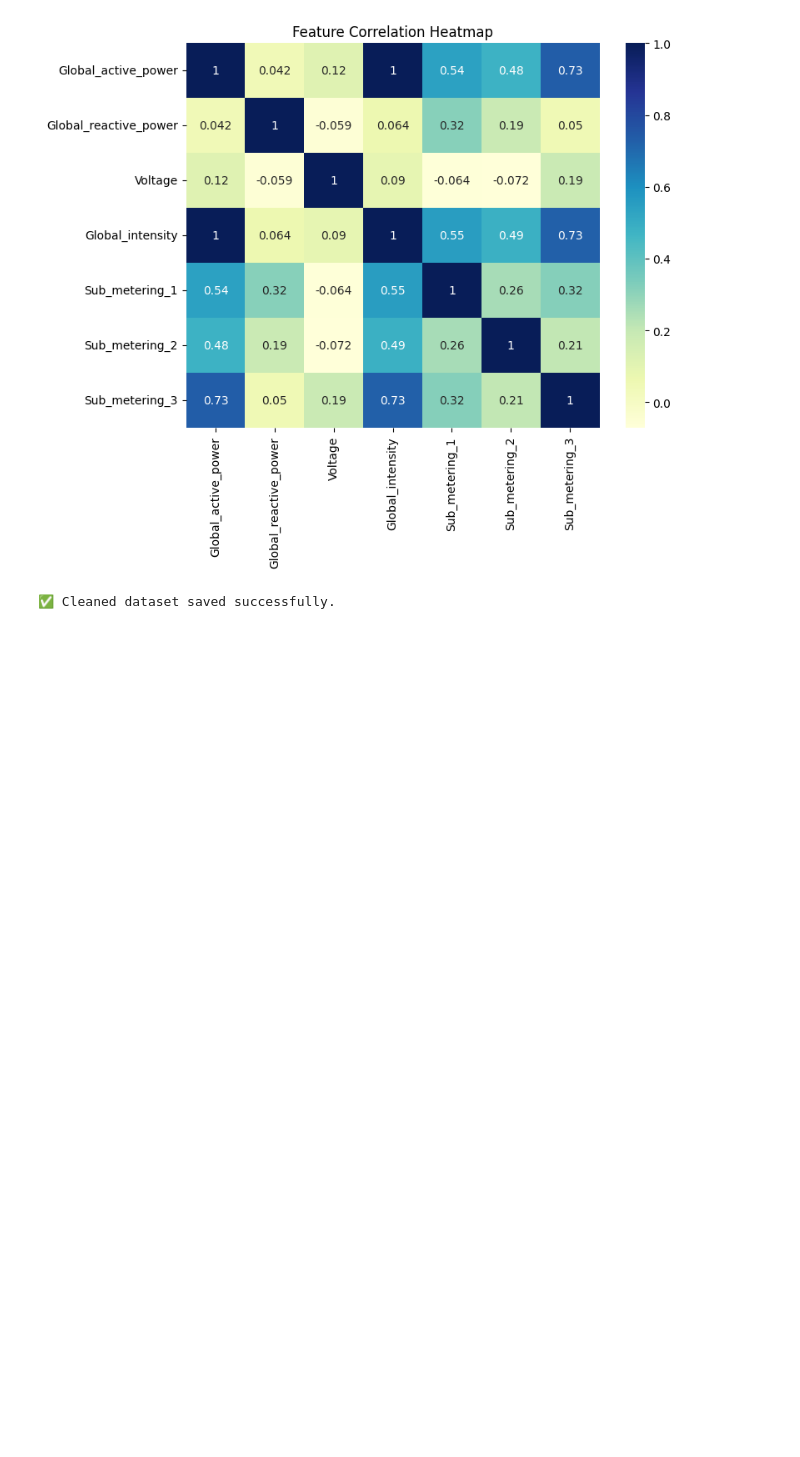
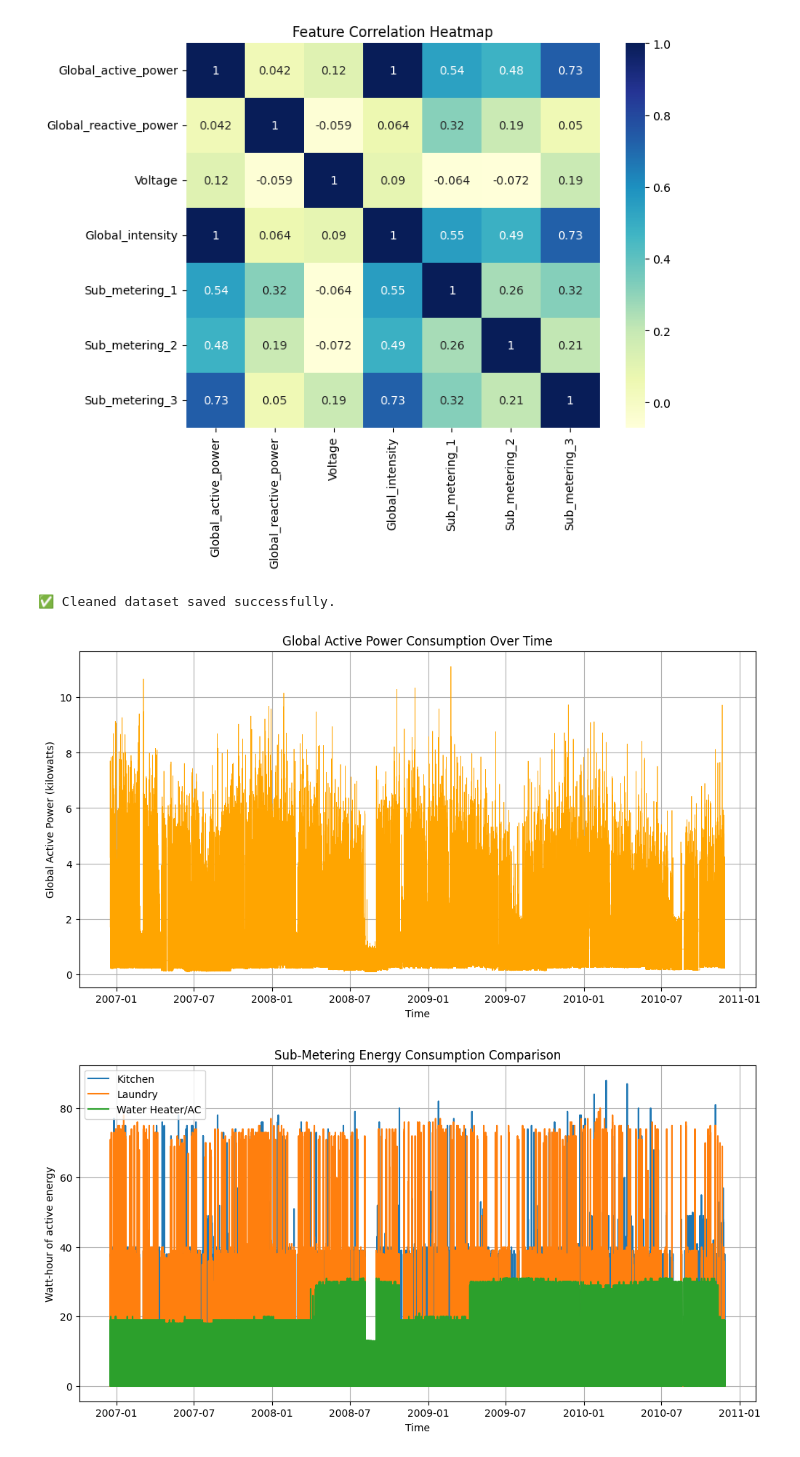
Before and after one commit to Darshan-aiml/SmartLoad-AI, a Jupyter notebook: notebooks/02_data_preprocessing.ipynb, the cells around one changed output. Cells and saved outputs as stored; diff of their text form; code cells hidden in the pictures; blank space fills up the shorter version.

```diff
--- a/notebooks/02_data_preprocessing.ipynb
+++ b/notebooks/02_data_preprocessing.ipynb
@@ -113,3 +113,29 @@ daily_data.to_csv('../data/cleaned_energy_data.csv')
 print("✅ Cleaned dataset saved successfully.")
 # %% [output]
 ✅ Cleaned dataset saved successfully.
+# %%
+import matplotlib.pyplot as plt
+
+# Plot global active power over time
+plt.figure(figsize=(12,6))
+plt.plot(data['Global_active_power'], color='orange', linewidth=0.5)
+plt.title('Global Active Power Consumption Over Time')
+plt.xlabel('Time')
+plt.ylabel('Global Active Power (kilowatts)')
+plt.grid(True)
+plt.show()
+
+# Plot sub-metering comparison
+plt.figure(figsize=(12,6))
+plt.plot(data['Sub_metering_1'], label='Kitchen')
+plt.plot(data['Sub_metering_2'], label='Laundry')
+plt.plot(data['Sub_metering_3'], label='Water Heater/AC')
+plt.legend()
+plt.title('Sub-Metering Energy Consumption Comparison')
+plt.xlabel('Time')
+plt.ylabel('Watt-hour of active energy')
+plt.grid(True)
+plt.show()
+# %% [output]
+[figure, added]
+[figure, added]
```
Also changed, not shown: 1 other file.
